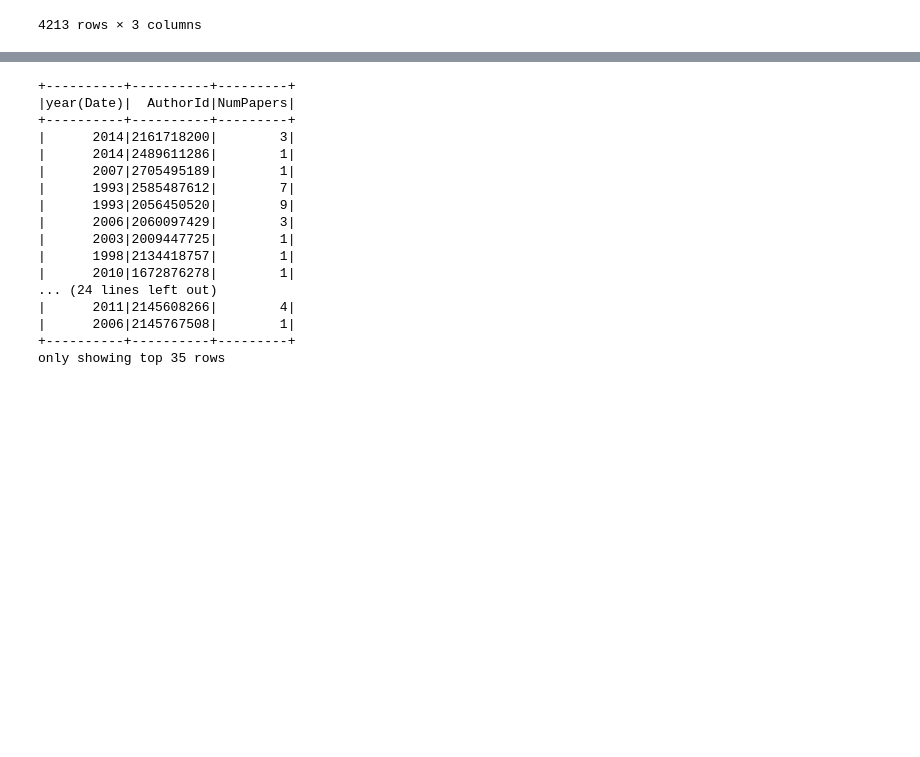
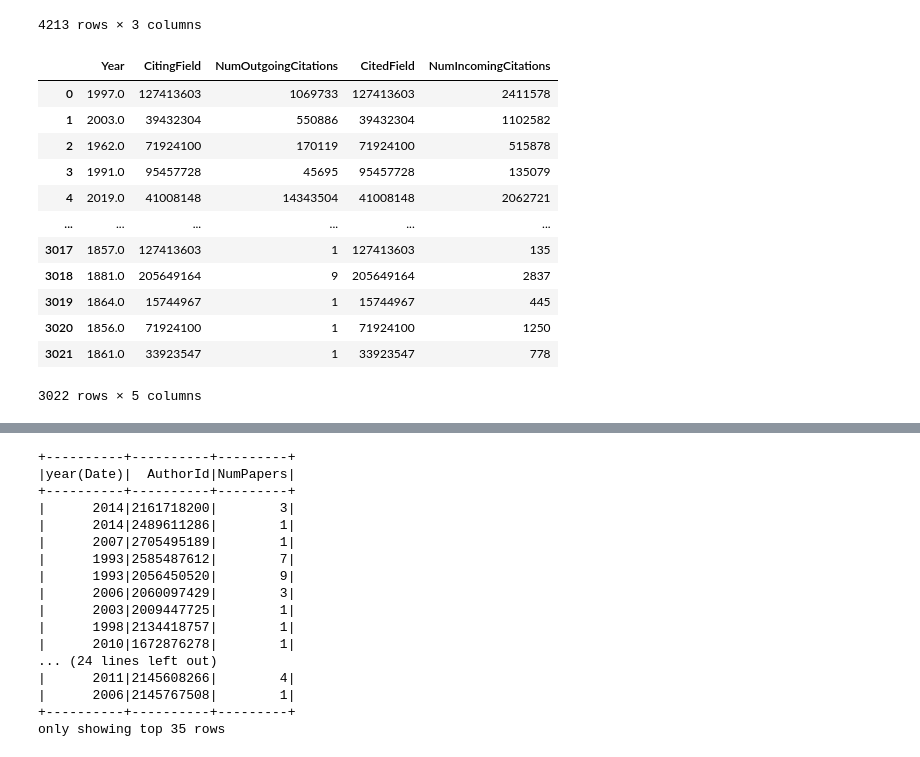
Before and after one commit to buschbirk/CentralityFairness, a Jupyter notebook: MAG analysis notebook.ipynb, the cells around one changed output, grey strips where cells are left out. Drawn from its saved outputs; the diff is of its cells as text; code cells hidden in the pictures; blank space fills up the shorter version.

```diff
--- a/MAG analysis notebook.ipynb
+++ b/MAG analysis notebook.ipynb
@@ -439,0 +497,16 @@ discipline_cites.to_csv('MAG_FILES/PaperCitationsIngoingOutgoingPerYear.csv', in
+# %%
+discipline_cites
+# %% [output]
+|  | Year | CitingField | NumOutgoingCitations | CitedField | NumIncomingCitations |
+| 0 | 1997.0 | 127413603 | 1069733 | 127413603 | 2411578 |
+| 1 | 2003.0 | 39432304 | 550886 | 39432304 | 1102582 |
+| 2 | 1962.0 | 71924100 | 170119 | 71924100 | 515878 |
+| 3 | 1991.0 | 95457728 | 45695 | 95457728 | 135079 |
+| 4 | 2019.0 | 41008148 | 14343504 | 41008148 | 2062721 |
+| ... | ... | ... | ... | ... | ... |
+| 3017 | 1857.0 | 127413603 | 1 | 127413603 | 135 |
+| 3018 | 1881.0 | 205649164 | 9 | 205649164 | 2837 |
+| 3019 | 1864.0 | 15744967 | 1 | 15744967 | 445 |
+| 3020 | 1856.0 | 71924100 | 1 | 71924100 | 1250 |
+| 3021 | 1861.0 | 33923547 | 1 | 33923547 | 778 |
+3022 rows × 5 columns
```
Also changed, not shown: parts of 12 cells of this notebook, 3 other files.
